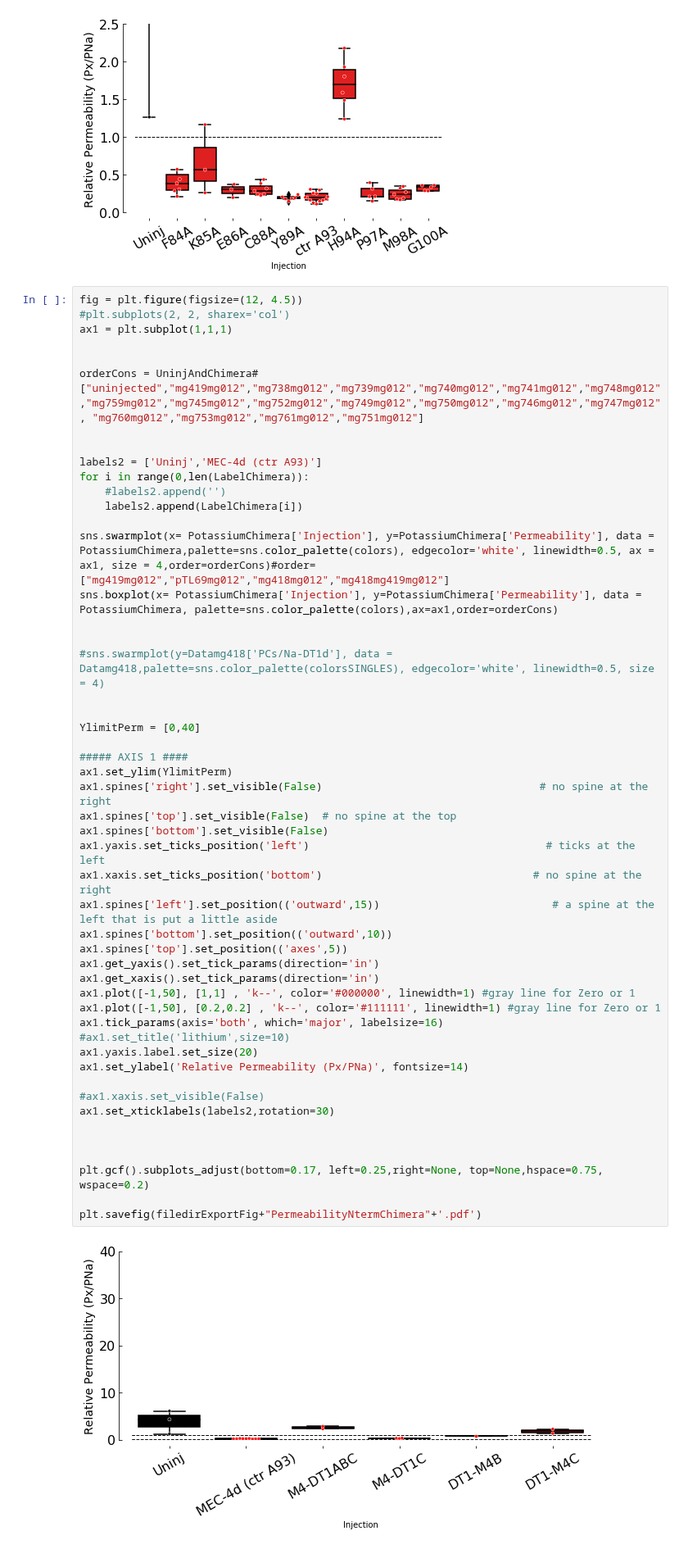
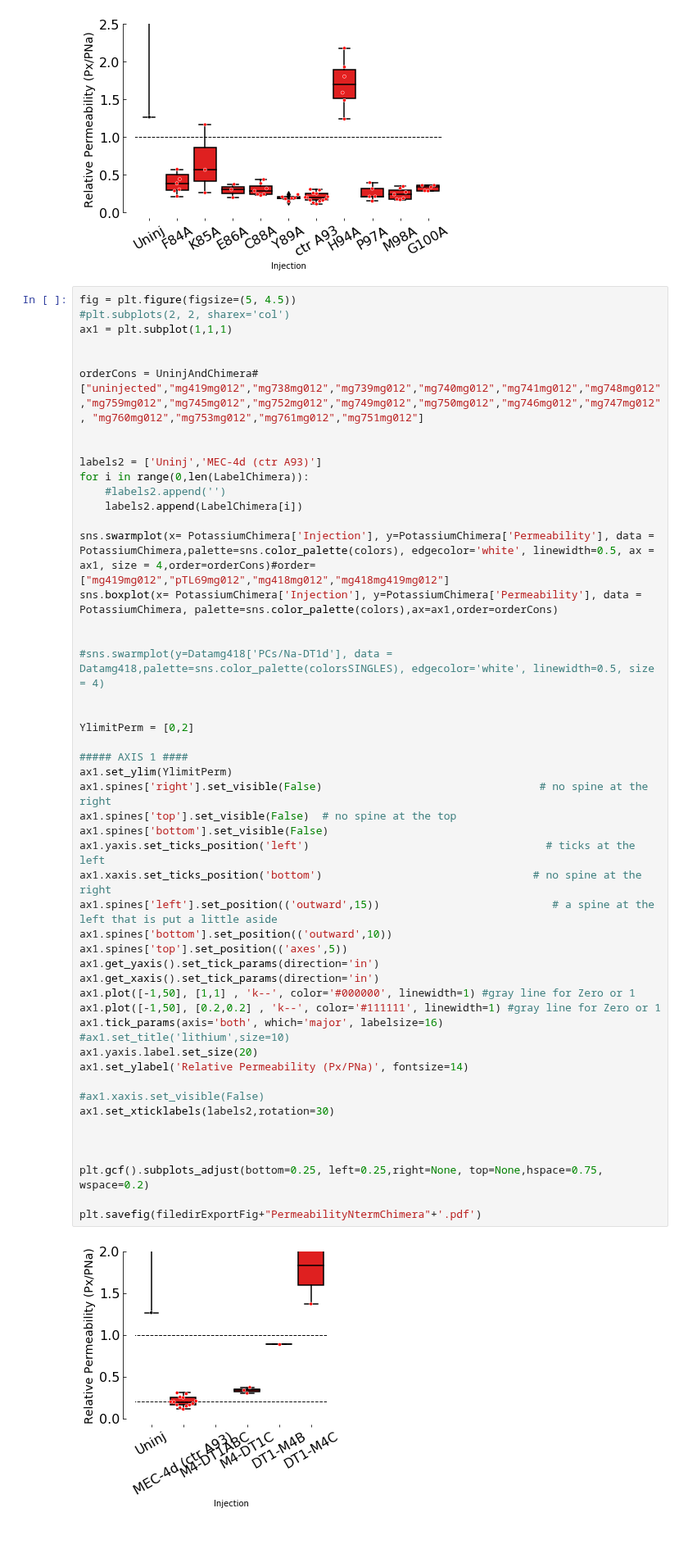
Before and after one commit to sfechner/JupyterNotebooksDEGENaCPharm, a Jupyter notebook: Selectivity-Nterm-Data.ipynb, the cells around one changed output. Shown at 82% size. Cells and saved outputs as stored; diff of their text form.

```diff
--- a/Selectivity-Nterm-Data.ipynb
+++ b/Selectivity-Nterm-Data.ipynb
@@ -161,7 +161,7 @@ plt.savefig(filedirExportFig+"PermeabilityNtermAlaninWithCurrent"+'.pdf')
 # %% [output]
 [figure]
 # %%
-fig = plt.figure(figsize=(12, 4.5))
+fig = plt.figure(figsize=(5, 4.5))
 #plt.subplots(2, 2, sharex='col')
 ax1 = plt.subplot(1,1,1)
 
@@ -181,34 +181,34 @@ sns.boxplot(x= PotassiumChimera['Injection'], y=PotassiumChimera['Permeability']
 #sns.swarmplot(y=Datamg418['PCs/Na-DT1d'], data = Datamg418,palette=sns.color_palette(colorsSINGLES), edgecolor='white', linewidth=0.5, size = 4)
 
 
-YlimitPerm = [0,40]
+YlimitPerm = [0,2]
 
 ##### AXIS 1 ####
 ax1.set_ylim(YlimitPerm)
 ax1.spines['right'].set_visible(False)                                  # no spine at the right
 ax1.spines['top'].set_visible(False)  # no spine at the top
 ax1.spines['bottom'].set_visible(False)
 ax1.yaxis.set_ticks_position('left')                                     # ticks at the left
 ax1.xaxis.set_ticks_position('bottom')                                 # no spine at the right
 ax1.spines['left'].set_position(('outward',15))                           # a spine at the left that is put a little aside
 ax1.spines['bottom'].set_position(('outward',10))
 ax1.spines['top'].set_position(('axes',5))
 ax1.get_yaxis().set_tick_params(direction='in')
 ax1.get_xaxis().set_tick_params(direction='in')
 ax1.plot([-1,50], [1,1] , 'k--', color='#000000', linewidth=1) #gray line for Zero or 1
 ax1.plot([-1,50], [0.2,0.2] , 'k--', color='#111111', linewidth=1) #gray line for Zero or 1
 ax1.tick_params(axis='both', which='major', labelsize=16)
 #ax1.set_title('lithium',size=10)
 ax1.yaxis.label.set_size(20)
 ax1.set_ylabel('Relative Permeability (Px/PNa)', fontsize=14)
 
 #ax1.xaxis.set_visible(False)
 ax1.set_xticklabels(labels2,rotation=30)
 
 
 
-plt.gcf().subplots_adjust(bottom=0.17, left=0.25,right=None, top=None,hspace=0.75, wspace=0.2)
+plt.gcf().subplots_adjust(bottom=0.25, left=0.25,right=None, top=None,hspace=0.75, wspace=0.2)
 
 plt.savefig(filedirExportFig+"PermeabilityNtermChimera"+'.pdf')
 # %% [output]
-[figure, old version]
+[figure, new version]
```
Also changed, not shown: 1 other file.
